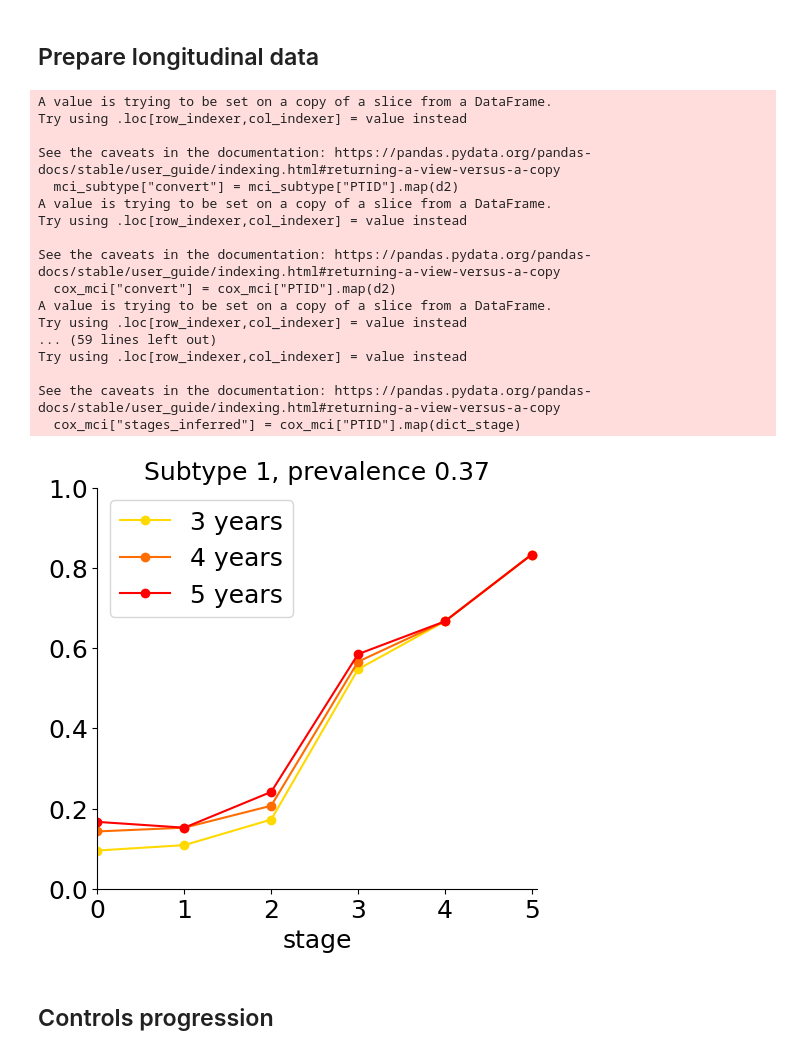
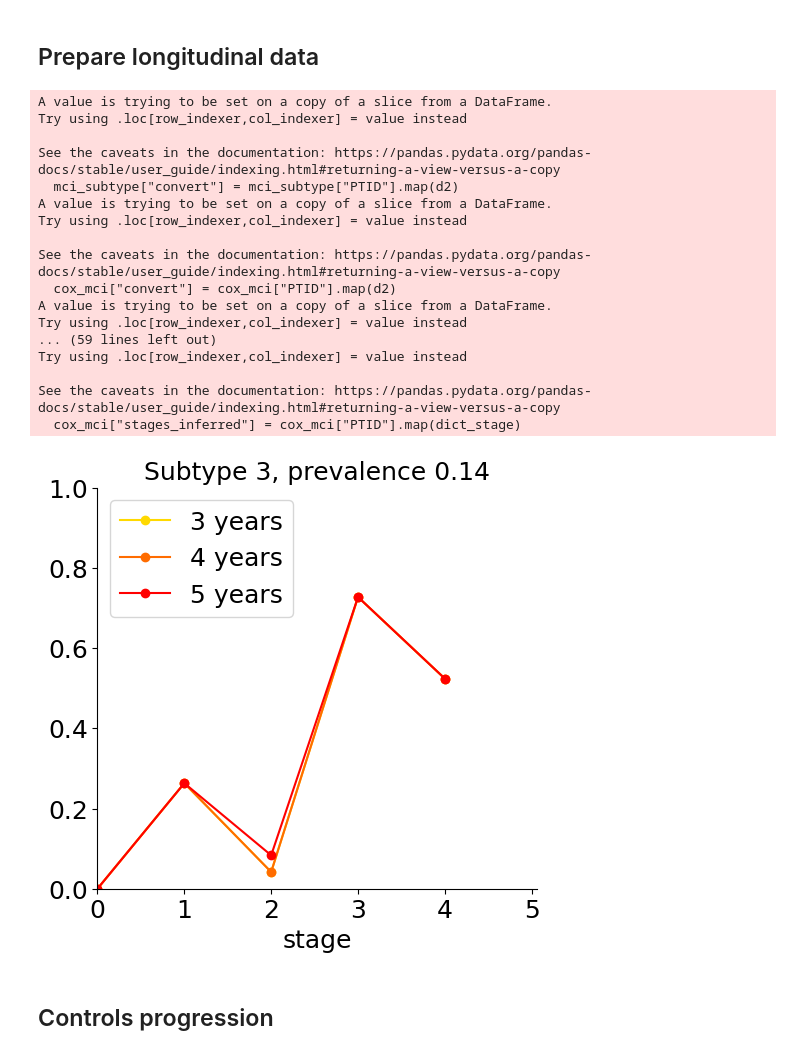
Before and after one commit to pathology-dynamics/s-SuStaIn, a Jupyter notebook: notebooks/s-SuStaIn-plotting.ipynb, the cells around one changed output. Saved outputs shown, nothing was run; the diff lists cells and outputs as text; code cells hidden in the pictures.

```diff
--- a/notebooks/s-SuStaIn-plotting.ipynb
+++ b/notebooks/s-SuStaIn-plotting.ipynb
@@ -27,7 +27,7 @@ def process_L(L, min_val=0):
 ## Change the path to the pickled file
 # %%
 # Read the pickled file
-pickle_path = "/nethome/rtandon32/ebm/s-SuStain-outputs/sim_tadpole9_mixture_GMM/pickle_files/sim_tadpole9_subtype2.pickle"
+pickle_path = "/nethome/rtandon32/ebm/s-SuStain-outputs/sim_tadpole18_mixture_GMM/pickle_files/sim_tadpole18_subtype1.pickle"
 with open(pickle_path, "rb") as input_file:
     pkl = pickle.load(input_file)
 # %%
@@ -79,7 +79,7 @@ min_clust_size = 2
 p_absorb = 0.3
 N_em = 100
 SuStaInLabels = df_cnad.columns[:k].tolist()
-dataset_name            = 'sim_tadpole9'
+dataset_name            = 'sim_tadpole17'
 output_dir              = '/home/rtandon32/ebm/s-SuStain-outputs'
 sustainType             = 'mixture_GMM'
 output_folder           = os.path.join(output_dir, dataset_name + '_' + sustainType)
@@ -312,7 +312,7 @@ d, merged_df = prepare_logitudinal_data(final_df)
 mci_demographics = merged_df[merged_df["DX"].isin(["MCI"])].sort_values(["PTID", "EXAMDATE"]).drop_duplicates("PTID", keep="first")
 cn_demographics = merged_df[merged_df["DX"].isin(["CN"])].sort_values(["PTID", "EXAMDATE"]).drop_duplicates("PTID", keep="first")
 # %%
-Su = 0.0
+Su = 2.0
 mci_subtype = mci_solved[mci_solved["subtype"]==Su]
 fraction = mci_subtype.shape[0]/mci_solved.shape[0]
 cox_mci = mci_demographics[mci_demographics["PTID"].isin(mci_subtype["PTID"])]
@@ -323,7 +323,7 @@ fig, ax = plt.subplots(1,1, figsize=(5,5), constrained_layout=True)
 delta_years = list(range(3,6))
 colors = [cmap(_) for _ in np.linspace(0.15,1,len(delta_years))]
 d_colors = dict(zip(delta_years, colors))
-save_path = "/nethome/rtandon32/ebm/s-SuStain-outputs/sim_tadpole9_mixture_GMM/figures/subtypes_3/"
+save_path = "/nethome/rtandon32/ebm/s-SuStain-outputs/sim_tadpole17_mixture_GMM/figures/"
 
 for dy in delta_years:
     d2 = {}
@@ -388,34 +388,34 @@ ax.spines['top'].set_visible(False)
 #     ax.set_ylabel("Fraction of MCI subjects\nconverted to AD/Dementia", fontsize=18)
 ax.set_title("Subtype {}, prevalence {}".format(int(Su+1), np.round(fraction, 2)),
              fontsize=18)
 ax.set_xlim([0,5.06])
 ax.set_ylim([0,1])
 # fig.subplots_adjust(right=0.5)
 plt.xticks(fontsize=18)
 # plt.tight_layout()
 plt.yticks(fontsize=18)
 plt.legend(fontsize=18, loc=2)
 fig_name = "mci_subtype_{}.png".format(Su)
 fig.savefig(os.path.join(save_path, fig_name), dpi=450)
 # %% [output]
 A value is trying to be set on a copy of a slice from a DataFrame.
 Try using .loc[row_indexer,col_indexer] = value instead
 
 See the caveats in the documentation: https://pandas.pydata.org/pandas-docs/stable/user_guide/indexing.html#returning-a-view-versus-a-copy
   mci_subtype["convert"] = mci_subtype["PTID"].map(d2)
 A value is trying to be set on a copy of a slice from a DataFrame.
 Try using .loc[row_indexer,col_indexer] = value instead
 
 See the caveats in the documentation: https://pandas.pydata.org/pandas-docs/stable/user_guide/indexing.html#returning-a-view-versus-a-copy
   cox_mci["convert"] = cox_mci["PTID"].map(d2)
 A value is trying to be set on a copy of a slice from a DataFrame.
 Try using .loc[row_indexer,col_indexer] = value instead
 ... (59 lines left out)
 Try using .loc[row_indexer,col_indexer] = value instead
 
 See the caveats in the documentation: https://pandas.pydata.org/pandas-docs/stable/user_guide/indexing.html#returning-a-view-versus-a-copy
   cox_mci["stages_inferred"] = cox_mci["PTID"].map(dict_stage)
-[figure, old version]
+[figure, new version]
 # %% [markdown]
 ## Controls progression
 # %%
```
Also changed, not shown: parts of 21 cells of this notebook, 6 other files.
